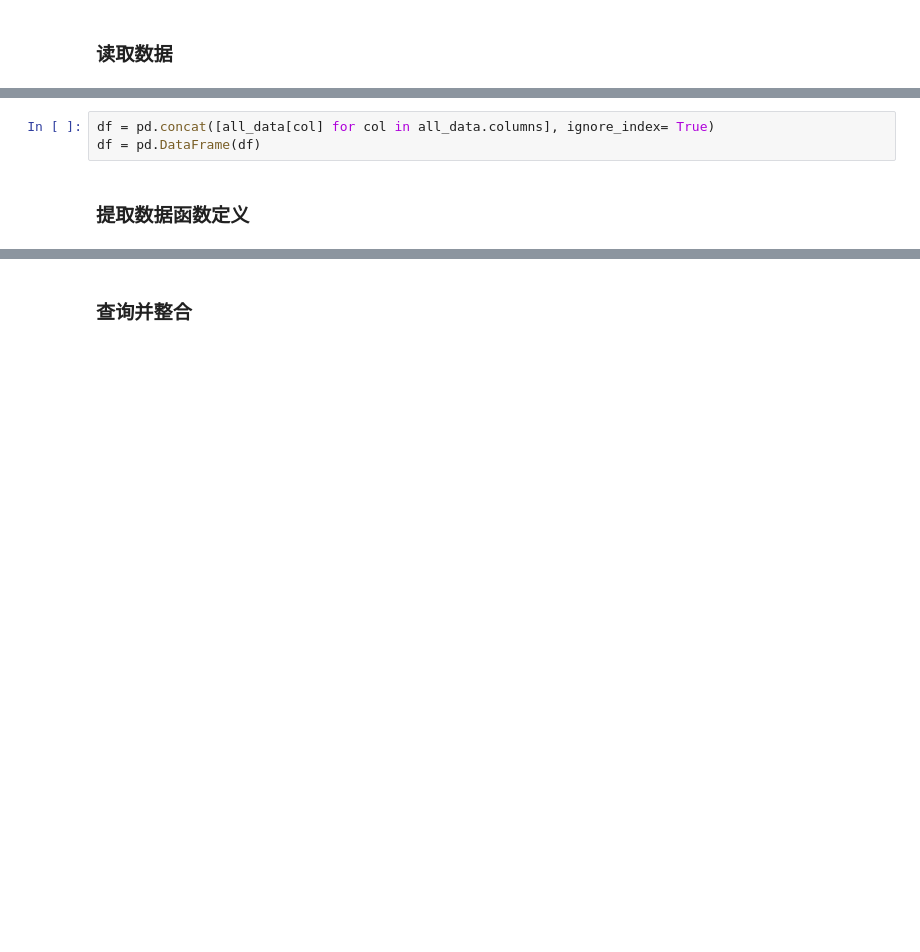
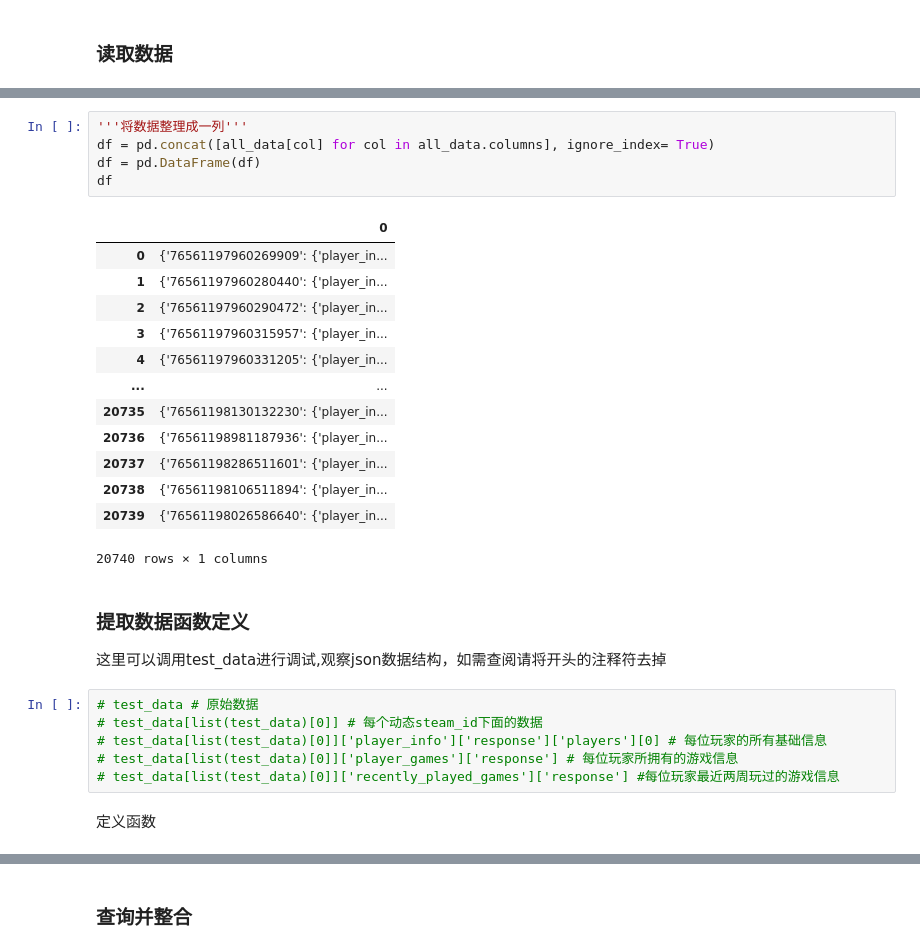
Before and after one commit to ZeyuLiu1996/Steam-Macro-Market-Analysis, a Jupyter notebook: src/data_processing/Query_process.ipynb, the cells around one changed output, grey strips where cells are left out. Cells and saved outputs as stored; diff of their text form; blank space fills up the shorter version.

```diff
--- a/src/data_processing/Query_process.ipynb
+++ b/src/data_processing/Query_process.ipynb
@@ -27,6 +42,31 @@ for i in range(1, file_count + 1):
 # %%
+'''将数据整理成一列'''
 df = pd.concat([all_data[col] for col in all_data.columns], ignore_index= True)
 df = pd.DataFrame(df)
+df
+# %% [output]
+|  | 0 |
+| 0 | {'76561197960269909': {'player_in... |
+| 1 | {'76561197960280440': {'player_in... |
+| 2 | {'76561197960290472': {'player_in... |
+| 3 | {'76561197960315957': {'player_in... |
+| 4 | {'76561197960331205': {'player_in... |
+| ... | ... |
+| 20735 | {'76561198130132230': {'player_in... |
+| 20736 | {'76561198981187936': {'player_in... |
+| 20737 | {'76561198286511601': {'player_in... |
+| 20738 | {'76561198106511894': {'player_in... |
+| 20739 | {'76561198026586640': {'player_in... |
+20740 rows × 1 columns
 # %% [markdown]
-### 提取数据函数定义
+### 提取数据函数定义<br>
+这里可以调用test_data进行调试,观察json数据结构，如需查阅请将开头的注释符去掉
+# %%
+# test_data # 原始数据
+# test_data[list(test_data)[0]] # 每个动态steam_id下面的数据
+# test_data[list(test_data)[0]]['player_info']['response']['players'][0] # 每位玩家的所有基础信息
+# test_data[list(test_data)[0]]['player_games']['response'] # 每位玩家所拥有的游戏信息
+# test_data[list(test_data)[0]]['recently_played_games']['response'] #每位玩家最近两周玩过的游戏信息
+# %% [markdown]
+定义函数
 # %%
```
Also changed, not shown: parts of 11 cells of this notebook, 10 other files.
